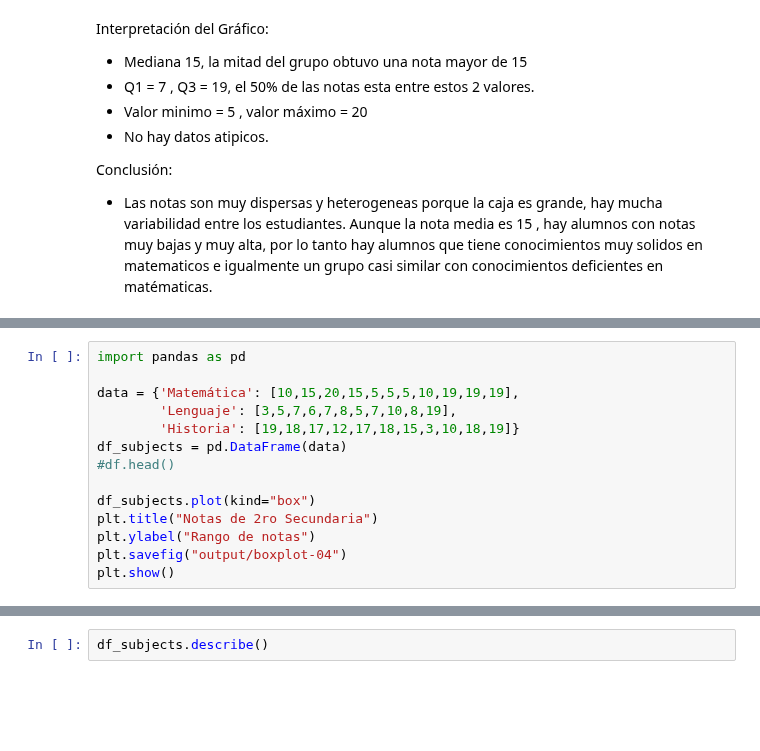
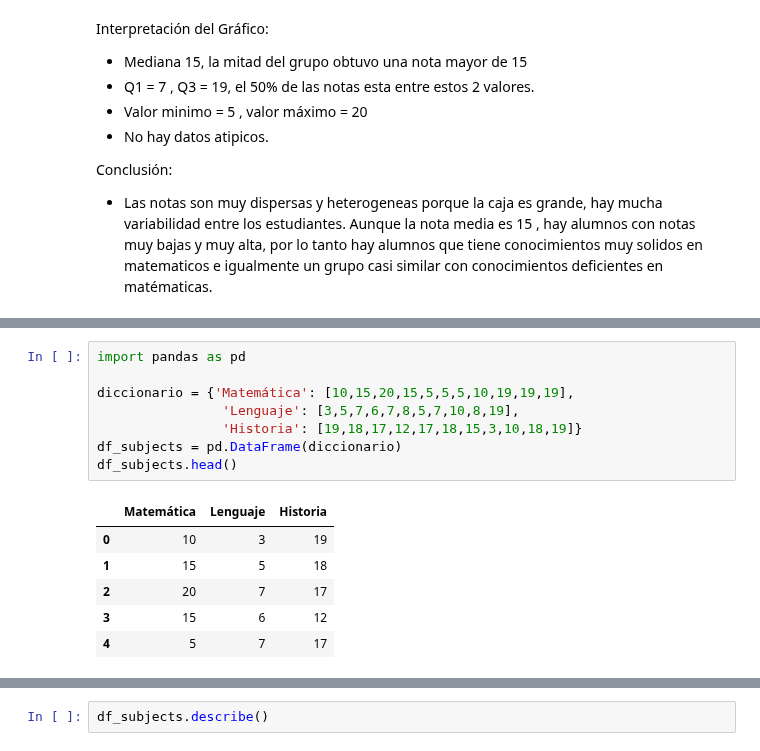
Before and after one commit to jgomezz/cpe_ciencia_datos_python, a Jupyter notebook: mod2_estadistica_y_visualizacion/semana_04_advanced_graph.ipynb, the cells around one changed output, grey strips where cells are left out. Drawn from its saved outputs; the diff is of its cells as text; blank space fills up the shorter version.

```diff
--- a/mod2_estadistica_y_visualizacion/semana_04_advanced_graph.ipynb
+++ b/mod2_estadistica_y_visualizacion/semana_04_advanced_graph.ipynb
@@ -223,14 +253,15 @@ plt.show()
 # %%
 import pandas as pd
 
-data = {'Matemática': [10,15,20,15,5,5,5,10,19,19,19],
-        'Lenguaje': [3,5,7,6,7,8,5,7,10,8,19],
-        'Historia': [19,18,17,12,17,18,15,3,10,18,19]}
-df_subjects = pd.DataFrame(data)
-#df.head()
-
-df_subjects.plot(kind="box")
-plt.title("Notas de 2ro Secundaria")
-plt.ylabel("Rango de notas")
-plt.savefig("output/boxplot-04")
-plt.show()
+diccionario = {'Matemática': [10,15,20,15,5,5,5,10,19,19,19],
+                'Lenguaje': [3,5,7,6,7,8,5,7,10,8,19],
+                'Historia': [19,18,17,12,17,18,15,3,10,18,19]}
+df_subjects = pd.DataFrame(diccionario)
+df_subjects.head()
+# %% [output]
+|  | Matemática | Lenguaje | Historia |
+| 0 | 10 | 3 | 19 |
+| 1 | 15 | 5 | 18 |
+| 2 | 20 | 7 | 17 |
+| 3 | 15 | 6 | 12 |
+| 4 | 5 | 7 | 17 |
```
Also changed, not shown: parts of 7 cells of this notebook, 1 other file.
